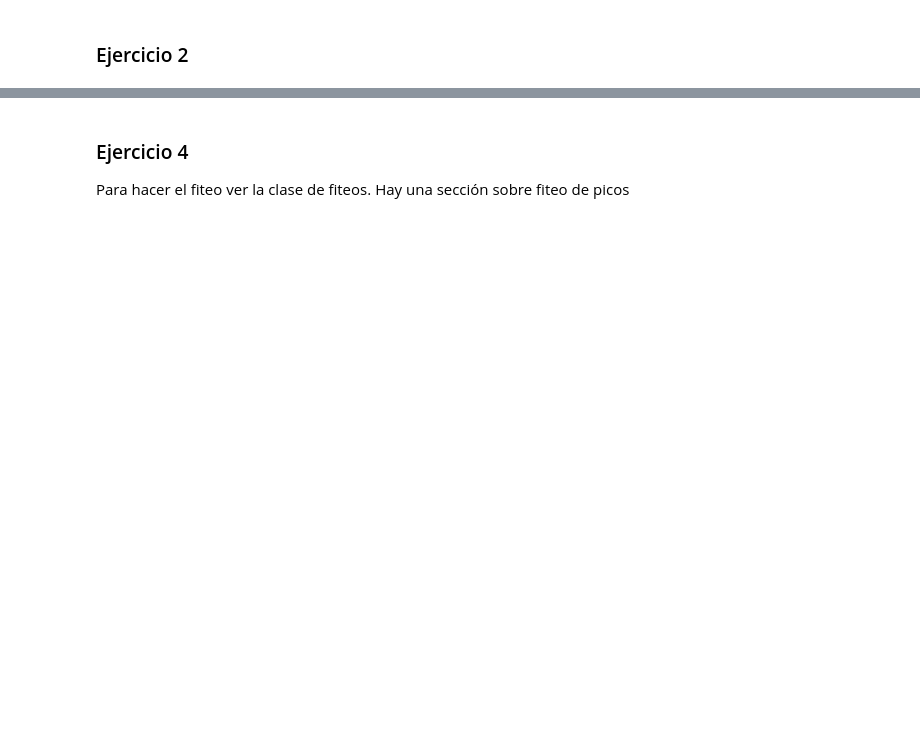
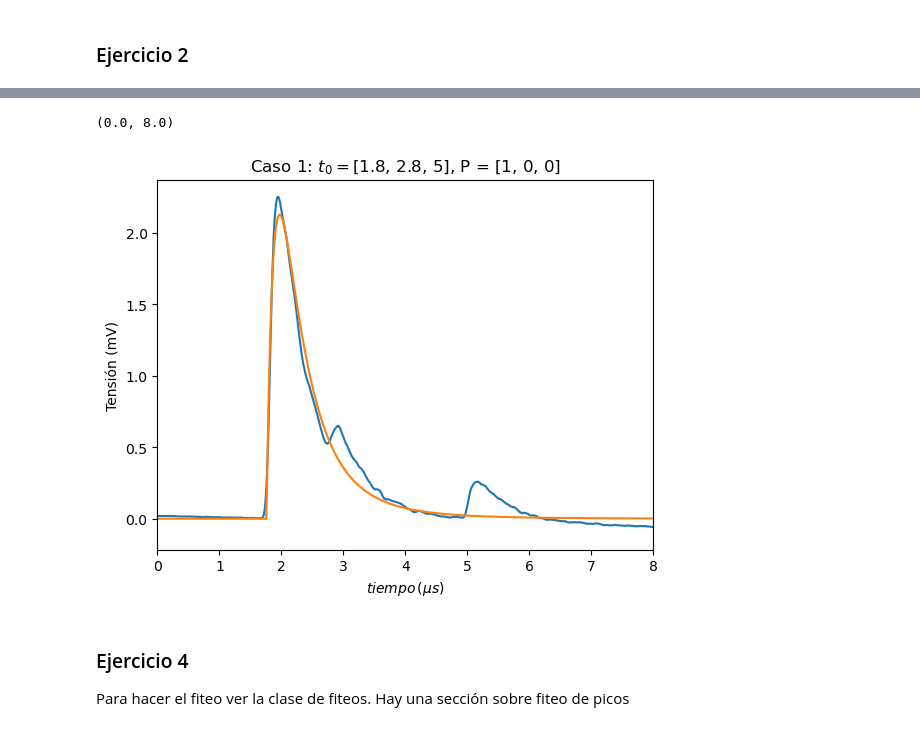
Before and after one commit to Lupama2/IntroPython, a Jupyter notebook: Ejercicios a entregar/Final/simulacion_de_medicion_y_analisis_de_datos.ipynb, the cells around one changed output, grey strips where cells are left out. Saved outputs shown, nothing was run; the diff lists cells and outputs as text; code cells hidden in the pictures; blank space fills up the shorter version.

```diff
--- a/Ejercicios a entregar/Final/simulacion_de_medicion_y_analisis_de_datos.ipynb
+++ b/Ejercicios a entregar/Final/simulacion_de_medicion_y_analisis_de_datos.ipynb
@@ -532,3 +665,28 @@ for T0_P in T0_Ps:
+# %%
+j = 1 #Controla el set de datos
+i = 0 #Controla qué curva se grafica
+
+x_array = t_array[j]
+signal_mean = mediciones_mean_array[j]
+
+x_array, mediciones_ajuste, params_optimos = ajuste_minimos_cuadrados(x_array, signal_mean)
+areas = area_under_pico(params_optimos)
+
+params_i = np.zeros(len(params_optimos))
+params_i[0:2] = params_optimos[0:2]
+params_i[2 + i*2:4+ i*2] = params_optimos[2+ i*2:4+ i*2]
+ajuste_i = fun_skewnorm(x_array, params_i)
+
+#Grafico
+plt.plot(x_array, signal_mean, label = "Medición promedio")
+plt.plot(x_array, ajuste_i)
+plt.title(f"Caso {i + 1}: $t_0 = $" + str(list(T0_Ps[i].keys())) + ", P = " + str(list(T0_Ps[i].values())))
+plt.ylabel("Tensión (mV)")
+plt.xlabel("$tiempo \, (\mu s)$")
+plt.xlim([0,8])
+# %% [output]
+(0.0, 8.0)
+[figure, added]
 # %% [markdown]
 ### Ejercicio 4
 
```
Also changed, not shown: parts of 21 cells of this notebook.
